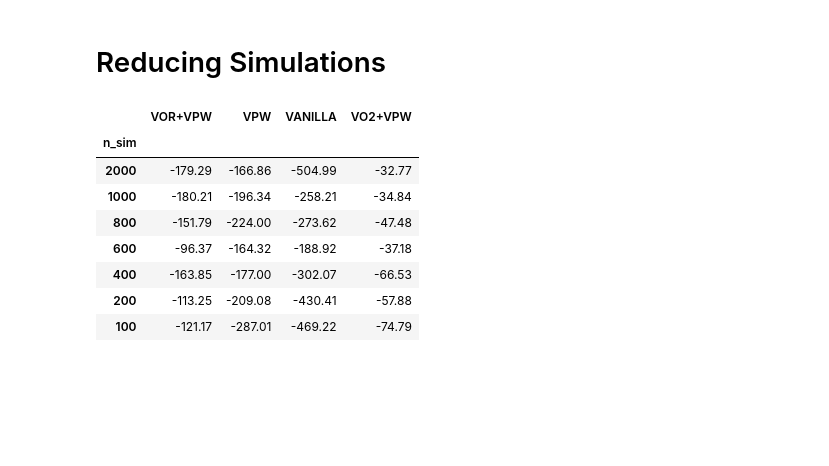
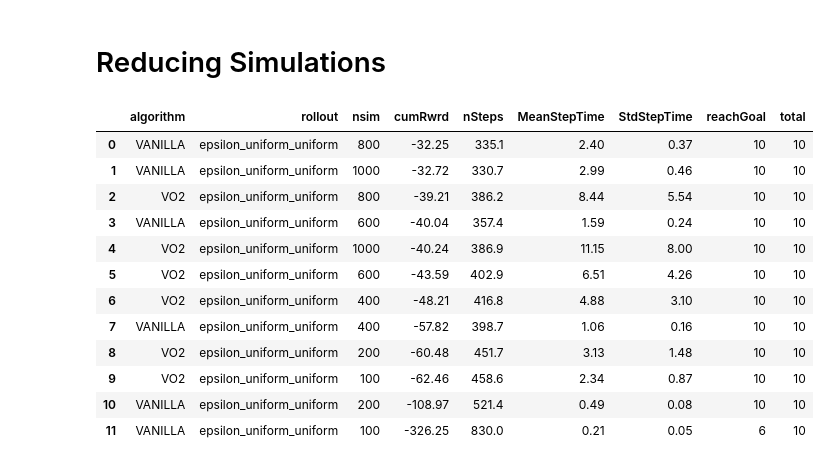
Before and after one commit to Isla-lab/MCTS_VO, a Jupyter notebook: RobotArena Experimets.ipynb, the cells around one changed output. Saved outputs shown, nothing was run; the diff lists cells and outputs as text; code cells hidden in the pictures; blank space fills up the shorter version.

```diff
--- a/RobotArena Experimets.ipynb
+++ b/RobotArena Experimets.ipynb
@@ -367,12 +354,0 @@ reward_df.set_index("n_sim", inplace=True)
-# %%
-reward_df.to_csv('reward.csv')
-# %% [output]
-|  | VOR+VPW | VPW | VANILLA | VO2+VPW |
-| n_sim |  |  |  |  |
-| 2000 | -179.29 | -166.86 | -504.99 | -32.77 |
-| 1000 | -180.21 | -196.34 | -258.21 | -34.84 |
-| 800 | -151.79 | -224.00 | -273.62 | -47.48 |
-| 600 | -96.37 | -164.32 | -188.92 | -37.18 |
-| 400 | -163.85 | -177.00 | -302.07 | -66.53 |
-| 200 | -113.25 | -209.08 | -430.41 | -57.88 |
-| 100 | -121.17 | -287.01 | -469.22 | -74.79 |
@@ -378,0 +357,16 @@ reward_df.to_csv('reward.csv')
+# %%
+df
+# %% [output]
+|  | algorithm | rollout | nsim | cumRwrd | nSteps | MeanStepTime | StdStepTime | reachGoal | total |
+| 0 | VANILLA | epsilon_uniform_uniform | 800 | -32.25 | 335.1 | 2.40 | 0.37 | 10 | 10 |
+| 1 | VANILLA | epsilon_uniform_uniform | 1000 | -32.72 | 330.7 | 2.99 | 0.46 | 10 | 10 |
+| 2 | VO2 | epsilon_uniform_uniform | 800 | -39.21 | 386.2 | 8.44 | 5.54 | 10 | 10 |
+| 3 | VANILLA | epsilon_uniform_uniform | 600 | -40.04 | 357.4 | 1.59 | 0.24 | 10 | 10 |
+| 4 | VO2 | epsilon_uniform_uniform | 1000 | -40.24 | 386.9 | 11.15 | 8.00 | 10 | 10 |
+| 5 | VO2 | epsilon_uniform_uniform | 600 | -43.59 | 402.9 | 6.51 | 4.26 | 10 | 10 |
+| 6 | VO2 | epsilon_uniform_uniform | 400 | -48.21 | 416.8 | 4.88 | 3.10 | 10 | 10 |
+| 7 | VANILLA | epsilon_uniform_uniform | 400 | -57.82 | 398.7 | 1.06 | 0.16 | 10 | 10 |
+| 8 | VO2 | epsilon_uniform_uniform | 200 | -60.48 | 451.7 | 3.13 | 1.48 | 10 | 10 |
+| 9 | VO2 | epsilon_uniform_uniform | 100 | -62.46 | 458.6 | 2.34 | 0.87 | 10 | 10 |
+| 10 | VANILLA | epsilon_uniform_uniform | 200 | -108.97 | 521.4 | 0.49 | 0.08 | 10 | 10 |
+| 11 | VANILLA | epsilon_uniform_uniform | 100 | -326.25 | 830.0 | 0.21 | 0.05 | 6 | 10 |
```
Also changed, not shown: parts of 14 cells of this notebook, 1 other file.
